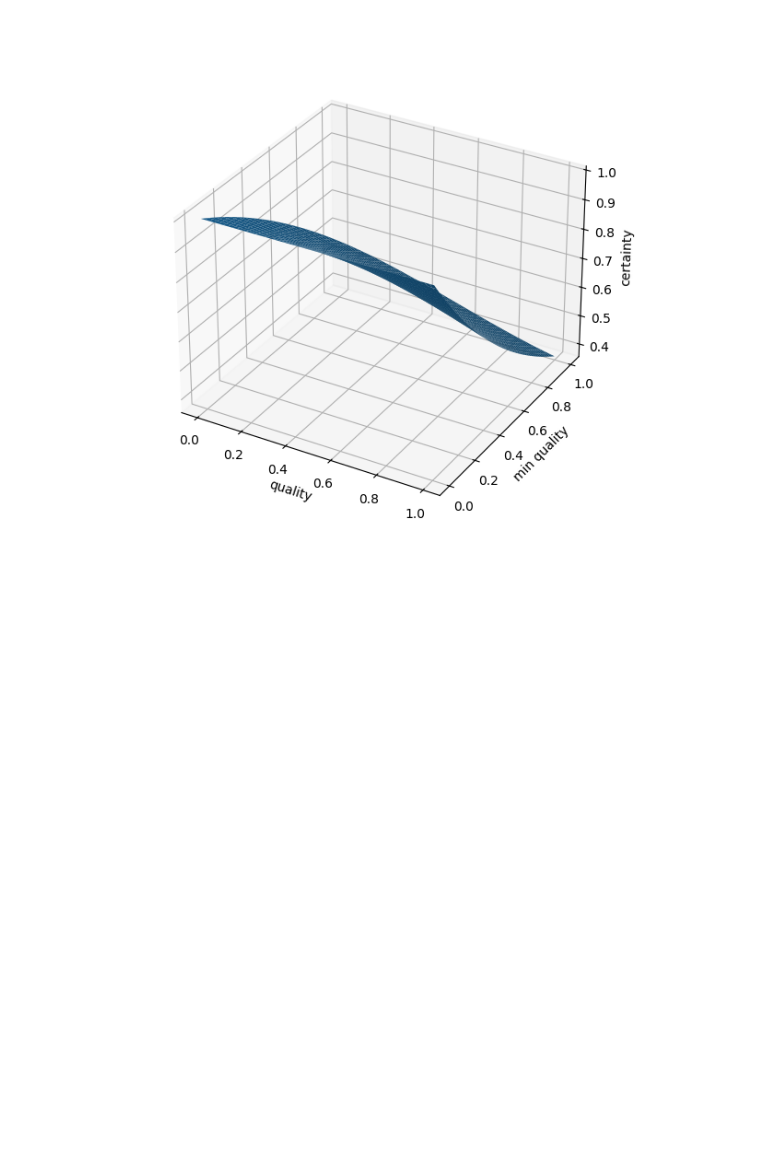
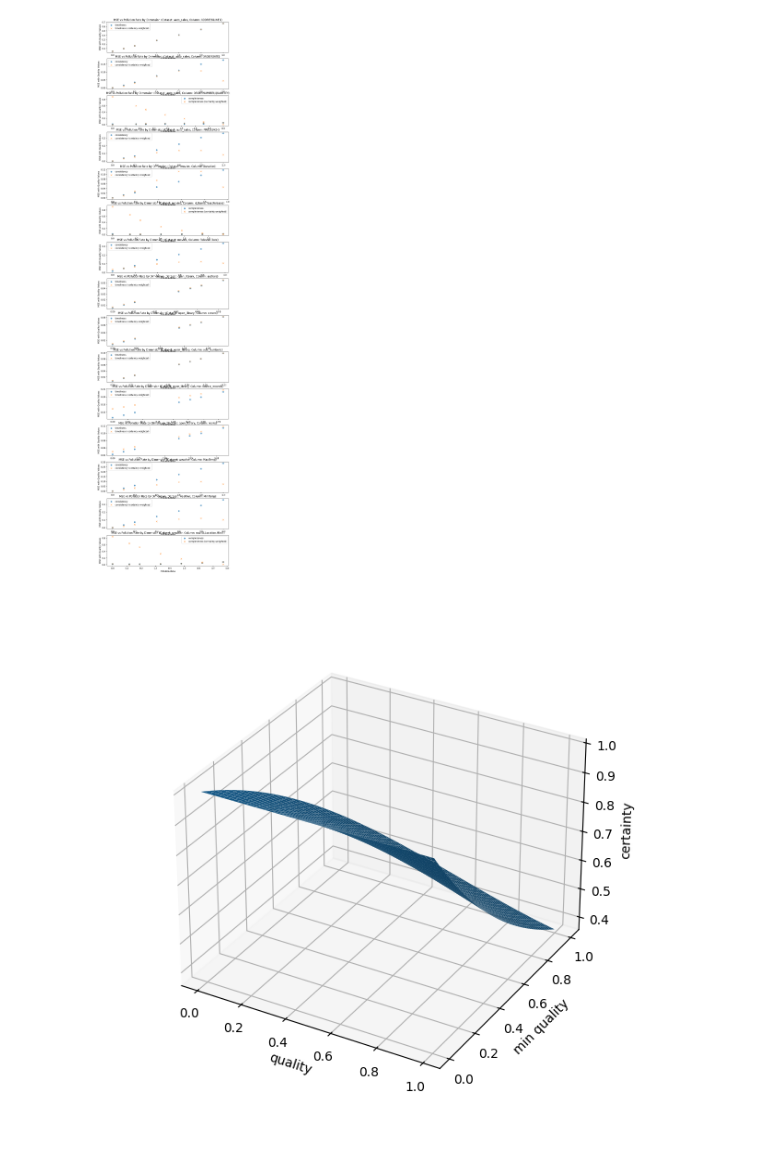
Before and after one commit to jb3rndt/ma-uncertainty-scripts, a Jupyter notebook: visualization.ipynb, the cells around one changed output. Drawn from its saved outputs; the diff is of its cells as text; code cells hidden in the pictures; blank space fills up the shorter version.

Commit message:
Create evaluation plots

```diff
--- a/visualization.ipynb
+++ b/visualization.ipynb
@@ -1,3 +1,83 @@
+# %%
+import json
+from pathlib import Path
+import matplotlib.pyplot as plt
+
+import pandas as pd
+
+
+with open("../data-pollution/.latest_pollutions.json", "r") as f:
+    latest = json.load(f)
+
+evaluations = {
+    (dim, Path(folder).name): json.load(
+        (Path(folder) / dim / "results" / "evaluations.json").open()
+    )
+    for folder in latest["polluted_folders"]
+    for dim in ["timeliness", "completeness", "consistency"]
+}
+
+df = pd.DataFrame(
+    [
+        {
+            "dimension": dim,
+            "folder": folder,
+            "metric": metric,
+            "dataset": dataset.split(".")[0],
+            "column": column,
+            "null_rate": results["dq_results_stats"]["null_rates"][column],
+            "dq_results_mean": results["dq_results_stats"]["describe"][column]["mean"],
+            "pollution_rate": results["pollution_rates"][column],
+            "dq_certainty_mean": results["dq_certainties_stats"]["describe"][column][
+                "mean"
+            ],
+            "mse_dq": results["mse_per_column"]["With quality values"][column],
+            "mse_dq_certainty": results["mse_per_column"]["With certainty weighting"][
+                column
+            ],
+        }
+        for (dim, folder), evaluation in evaluations.items()
+        for metric, datasets in evaluation.items()
+        for dataset, results in datasets.items()
+        for column in results["dq_results_stats"]["describe"].keys()
+    ]
+)
+
+df.to_csv(".evaluation_summary.csv", index=False)
+
+groups = df.groupby(["dataset", "column"])
+
+# plot mse vs pollution rate
+fig, axes = plt.subplots(len(groups), figsize=(10, 3 * len(groups)))
+
+for (group_key, data), ax in zip(groups, axes):
+    ds, col = group_key
+    for dim in data["dimension"].unique():
+        dim_data = data[data["dimension"] == dim]
+        ax.scatter(
+            dim_data["pollution_rate"],
+            dim_data["mse_dq"],
+            label=dim,
+            alpha=0.7,
+        )
+        ax.scatter(
+            dim_data["pollution_rate"],
+            dim_data["mse_dq_certainty"],
+            label=f"{dim} (certainty weighted)",
+            alpha=0.7,
+            marker="x",
+        )
+    ax.set_xlabel("Pollution Rate")
+    ax.set_ylabel("MSE with Quality Values")
+    ax.set_title(
+        "MSE vs Pollution Rate by Dimension (Dataset: {}, Column: {})".format(
+            ds, col[:20]
+        )
+    )
+    ax.legend()
+plt.show()
+# %% [output]
+[figure, added]
 # %%
 import matplotlib.pyplot as plt
 import numpy as np
```
Also changed, not shown: parts of 6 cells of this notebook, 6 other files.
